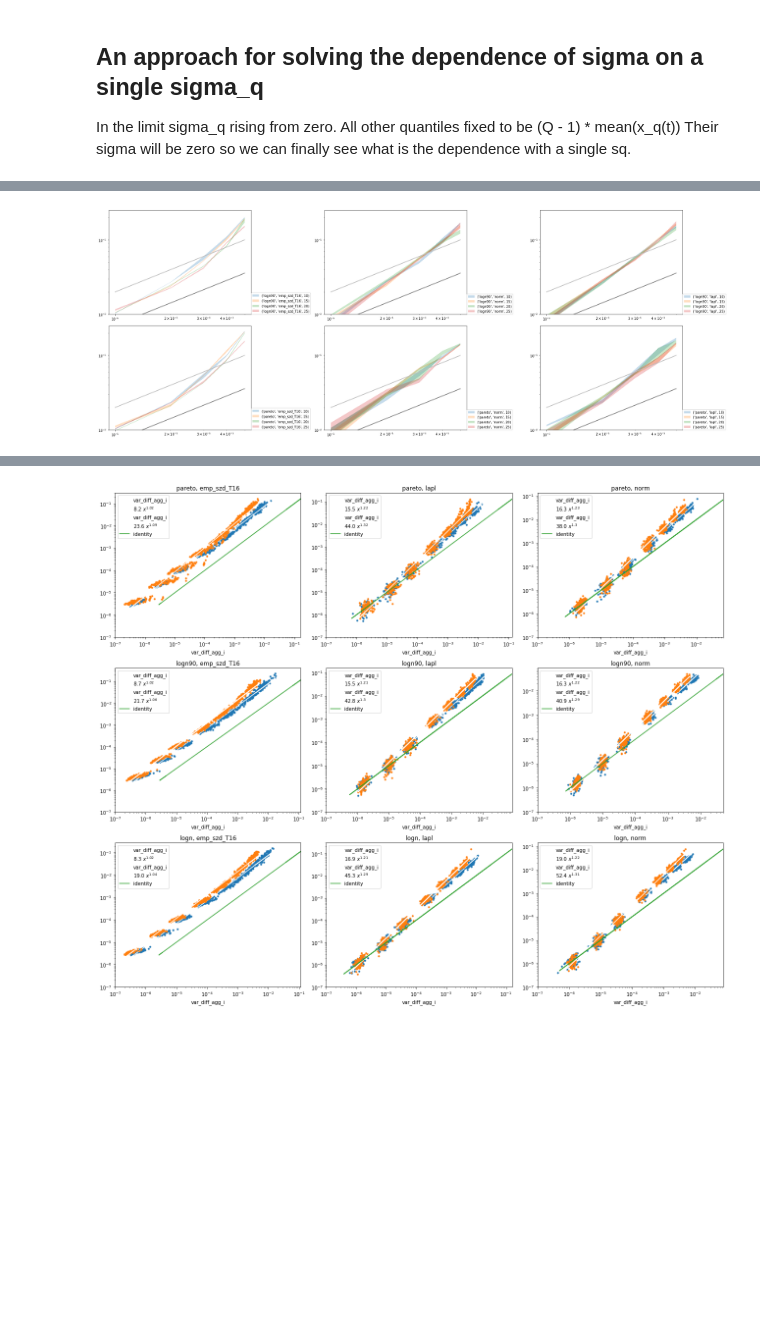
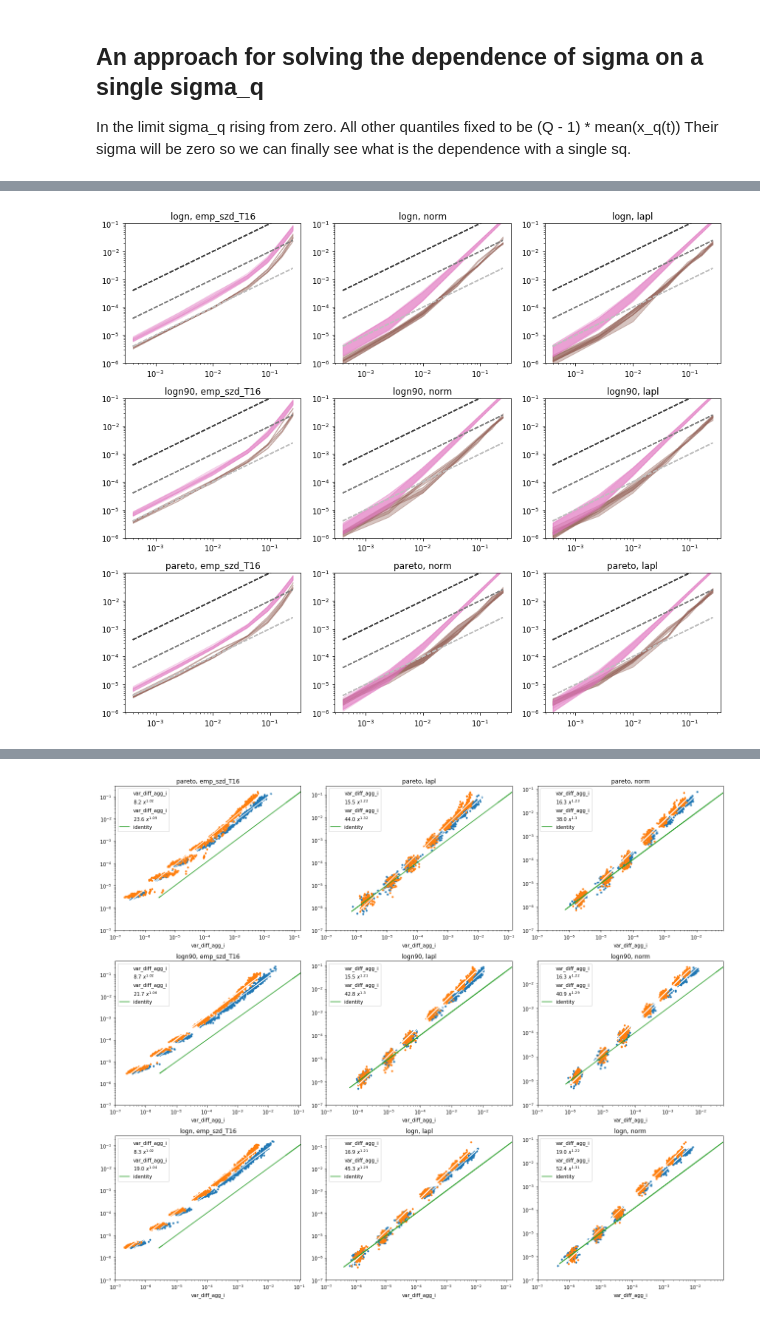
Before and after one commit to matuteiglesias/French_exports_bkp, a Jupyter notebook: code/notebooks/Partial dependence Computation - 2.ipynb, the cells around one changed output, grey strips where cells are left out. Saved outputs shown, nothing was run; the diff lists cells and outputs as text; code cells hidden in the pictures; blank space fills up the shorter version.

Commit message:
Added user created data

```diff
--- a/code/notebooks/Partial dependence Computation - 2.ipynb
+++ b/code/notebooks/Partial dependence Computation - 2.ipynb
@@ -284,29 +341,47 @@ describe = median_y.T.describe().T
 # %%
 # There should not be a dependence with Q.
 # Let's see the dependence with s.
 
-fig, axs = plt.subplots(2, 3, figsize = (27, 10))
+fig, axs = plt.subplots(3, 3, figsize = (12, 10))
 
-for j, sizes in enumerate(['logn90', 'pareto']):
+for j, sizes in enumerate(['logn', 'logn90', 'pareto']):
     for k, dist in enumerate(['emp_szd_T16','norm', 'lapl']):
         ax = axs[j][k]
+        ax.set_title(sizes +', '+ dist)
+        # y(median(x))
         data = describe.loc[sizes].loc[dist]
         data = data.reset_index()
         for Q in [10, 15, 20, 25]:
             dataQ = data.loc[data.Q == Q]
             dataQ = dataQ.set_index(['s', 'level_2'])[['25%','50%','75%']].unstack()
             dataQ.columns = dataQ.columns.swaplevel()
 
             data_plot = dataQ['agg_diff_var']
 
-            ax.fill_between(data_plot.index, data_plot['25%'], data_plot['75%'], alpha = .25, label = str((sizes, dist, Q)))
-            ax.plot(data_plot.index, (data_plot.index)/14, c=  '.5', label = '_')
-            ax.plot(data_plot.index, (data_plot.index)/5, c=  '.75', label = '_')
-            ax.set_yscale('log')
-            ax.set_xscale('log')
-            ax.legend(loc = (1,0))
-            ax.set_ylim(1e-2, .25)
+            x = (data_plot.index)**2 # express it in terms of individual variance, not std
+            ax.fill_between(x, data_plot['25%'], data_plot['75%'], alpha = .35, label = str((sizes, dist, Q)), color = '#8c564b')
+            ax.plot(x, x, c=  '.25', label = 'identity', linestyle = '--')
+            ax.plot(x, x/10, c=  '.5', label = '10%', linestyle = '--')
+            ax.plot(x, x/100, c=  '.75', label = '1%', linestyle = '--')
+
+
+        # median(y(x))
+        result = data2[j][k]
+        df = result.set_index(['Q', 's', 'i'])
+
+        data_plot = df.groupby(level = ['Q','s'])['var_agg_i'].describe()
+
+        for Q in [10, 15, 20, 25]:
+            data_plotQ = data_plot.loc[Q]
+            x = (data_plotQ.index)**2
+            ax.fill_between(x, data_plotQ['25%'], data_plotQ['75%'], alpha = .25, label = str((sizes, dist, Q)), color = '#e377c2')
+
+#             ax.plot(x, x**(1.3), c=  '.75', label = '_')
+        ax.set_xscale('log')
+        ax.set_yscale('log')
+
+        ax.set_ylim(1e-6, .1)
 plt.tight_layout()
 plt.show()
 # %% [output]
-[figure, old version]
+[figure, new version]
```
Also changed, not shown: parts of 22 cells of this notebook.
